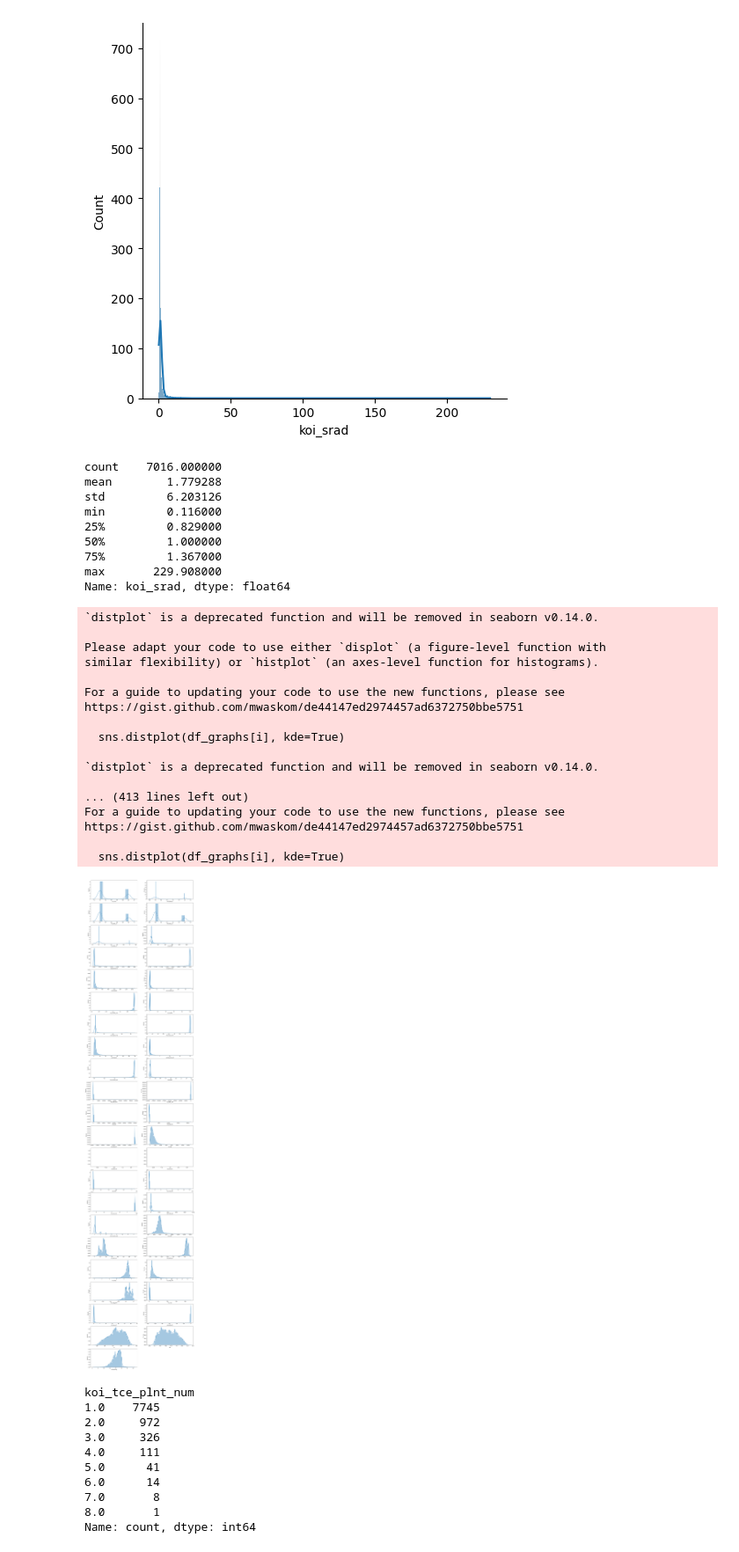
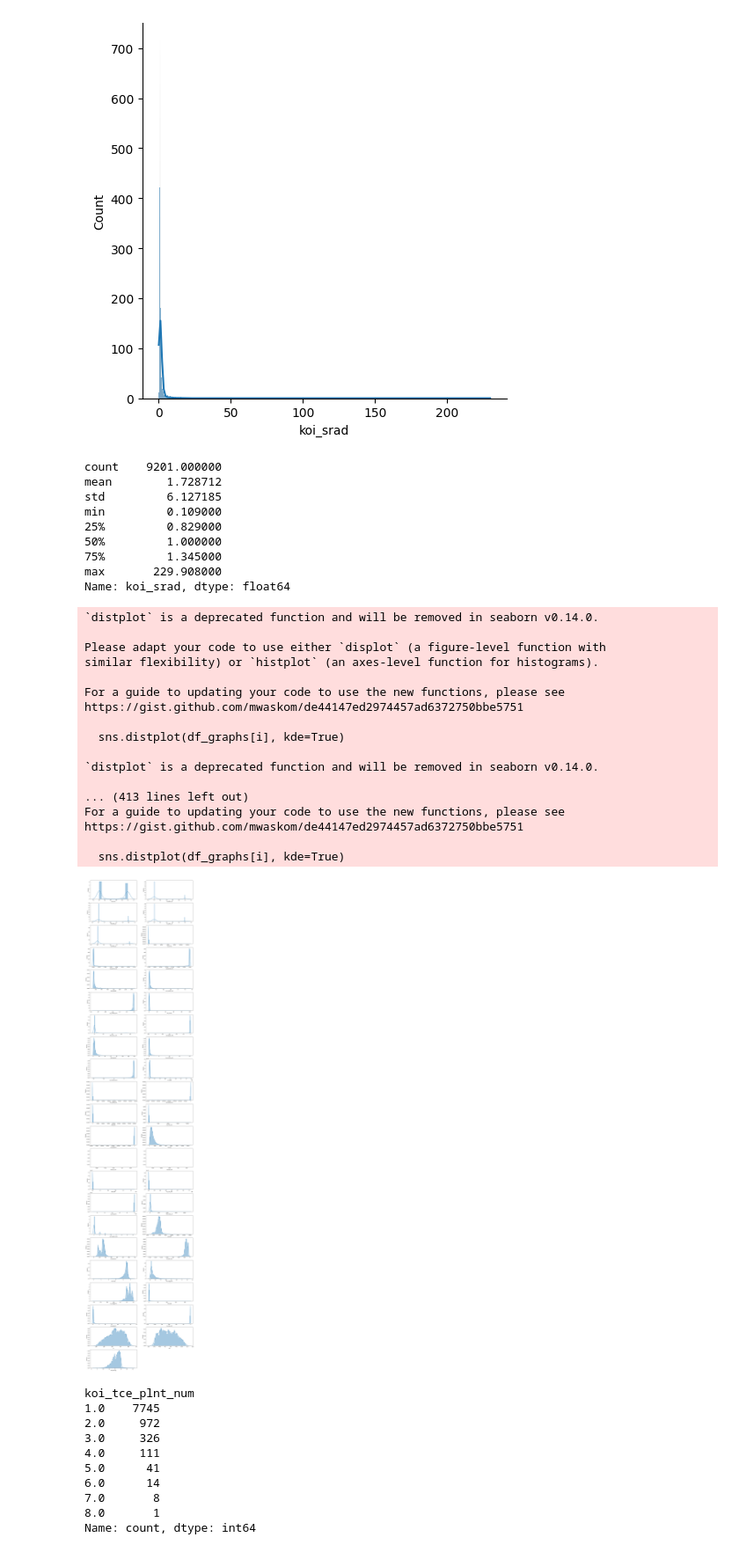
Before and after one commit to SketchyCarrot/Kepler_Exoplanet_Search_Results, a Jupyter notebook: main.ipynb, the cells around one changed output. Shown at 88% size. Saved outputs shown, nothing was run; the diff lists cells and outputs as text; code cells hidden in the pictures.

```diff
--- a/main.ipynb
+++ b/main.ipynb
@@ -112,40 +83,40 @@ sns.displot(df.koi_srad, kde=True)
 <seaborn.axisgrid.FacetGrid at 0x...>
 [figure]
 # %%
-df1.koi_srad.describe()
+df.koi_srad.describe()
 # %% [output]
-count    7016.000000
-mean        1.779288
-std         6.203126
-min         0.116000
+count    9201.000000
+mean        1.728712
+std         6.127185
+min         0.109000
 25%         0.829000
 50%         1.000000
-75%         1.367000
+75%         1.345000
 max       229.908000
 Name: koi_srad, dtype: float64
 # %%
-df_graphs = df1.drop(["koi_disposition", "koi_pdisposition"], axis=1)
+df_graphs = df.drop(["koi_disposition", "koi_pdisposition"], axis=1)
 plt.figure(figsize=(20, 100))
 for (i, j) in zip(df_graphs.columns, range(1, len(df_graphs.columns)+1)):
         plt.subplot(23, 2, j)
         sns.distplot(df_graphs[i], kde=True)
 # %% [output]
 `distplot` is a deprecated function and will be removed in seaborn v0.14.0.
 
 Please adapt your code to use either `displot` (a figure-level function with
 similar flexibility) or `histplot` (an axes-level function for histograms).
 
 For a guide to updating your code to use the new functions, please see
 https://gist.github.com/mwaskom/de44147ed2974457ad6372750bbe5751
 
   sns.distplot(df_graphs[i], kde=True)
 
 `distplot` is a deprecated function and will be removed in seaborn v0.14.0.
 
 ... (413 lines left out)
 For a guide to updating your code to use the new functions, please see
 https://gist.github.com/mwaskom/de44147ed2974457ad6372750bbe5751
 
   sns.distplot(df_graphs[i], kde=True)
-[figure, old version]
+[figure, new version]
 # %%
```
Also changed, not shown: parts of 41 cells of this notebook.
